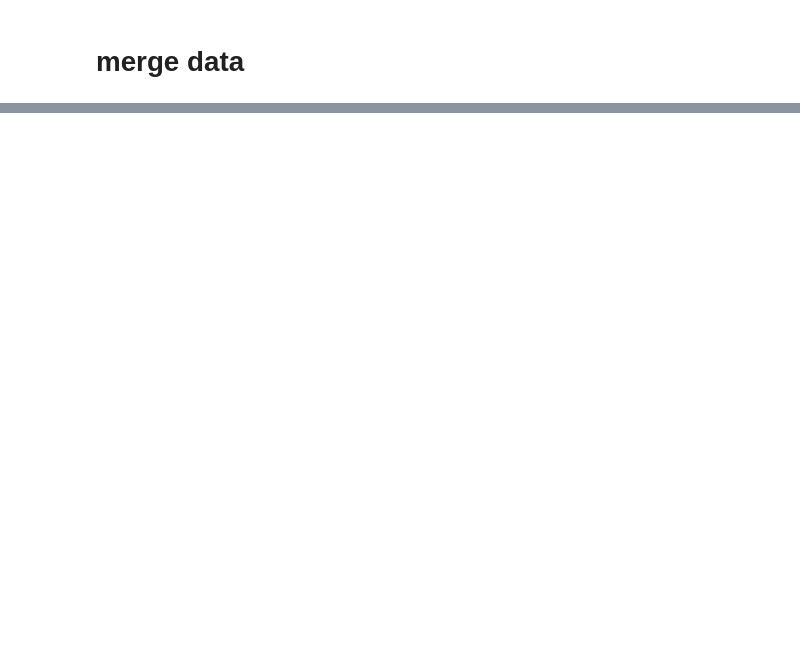
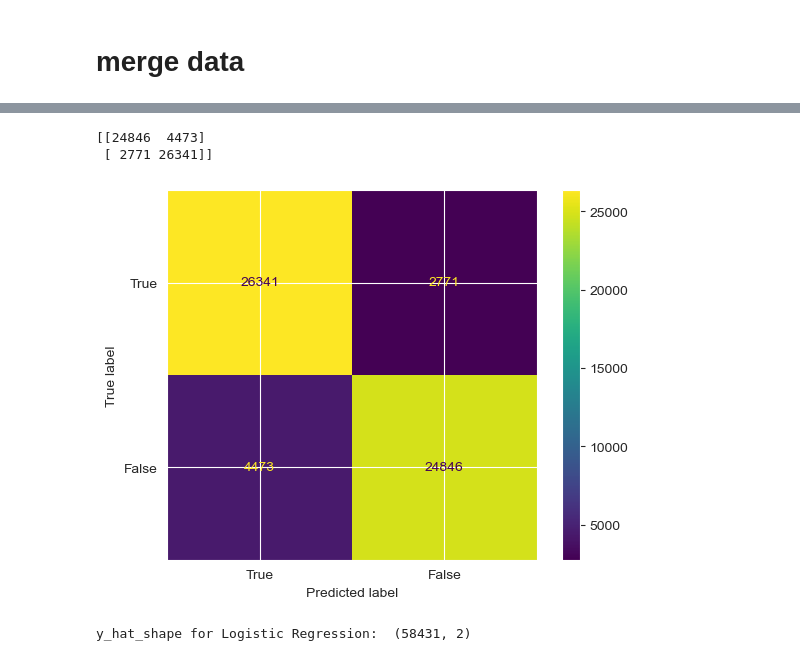
Before and after one commit to chunwei-ong/SC1015, a Jupyter notebook: proj_code.ipynb, the cells around one changed output, grey strips where cells are left out. Drawn from its saved outputs; the diff is of its cells as text; code cells hidden in the pictures; blank space fills up the shorter version.

```diff
--- a/proj_code.ipynb
+++ b/proj_code.ipynb
@@ -182,0 +387,12 @@ plt.show()
+# %%
+# Using Logistic Regression
+
+classifier_lr = LogisticRegression(random_state = 0, max_iter = 500000)
+
+# Start timer
+start_time = time.time()
+
+classifier_lr.fit(x_train, y_train)
+
+# End timer
+end_time = time.time()
@@ -182,0 +490,21 @@ plt.show()
+# %%
+#Logistic Regression
+y_pred_lr=classifier_lr.predict(x_test)
+cm = confusion_matrix(y_test, y_pred_lr)
+print(cm)
+
+cm_display = metrics.ConfusionMatrixDisplay(confusion_matrix = confusion_matrix(y_test, y_pred_lr, labels = [1,0]), display_labels = [True, False])
+cm_display.plot()
+plt.show()
+# %% [output]
+[[24846  4473]
+ [ 2771 26341]]
+[figure, added]
+# %%
+yhat_lr = classifier_lr.predict_proba(x_test)
+print('y_hat_shape for Logistic Regression: ',yhat_lr.shape)
+yhat_lr = yhat_lr[:, 1]
+fpr_lr, tpr_lr, _ = metrics.roc_curve(y_test, yhat_lr)
+auc_lr = round(metrics.roc_auc_score(y_test, yhat_lr), 4)
+# %% [output]
+y_hat_shape for Logistic Regression:  (58431, 2)
```
Also changed, not shown: parts of 47 cells of this notebook.
